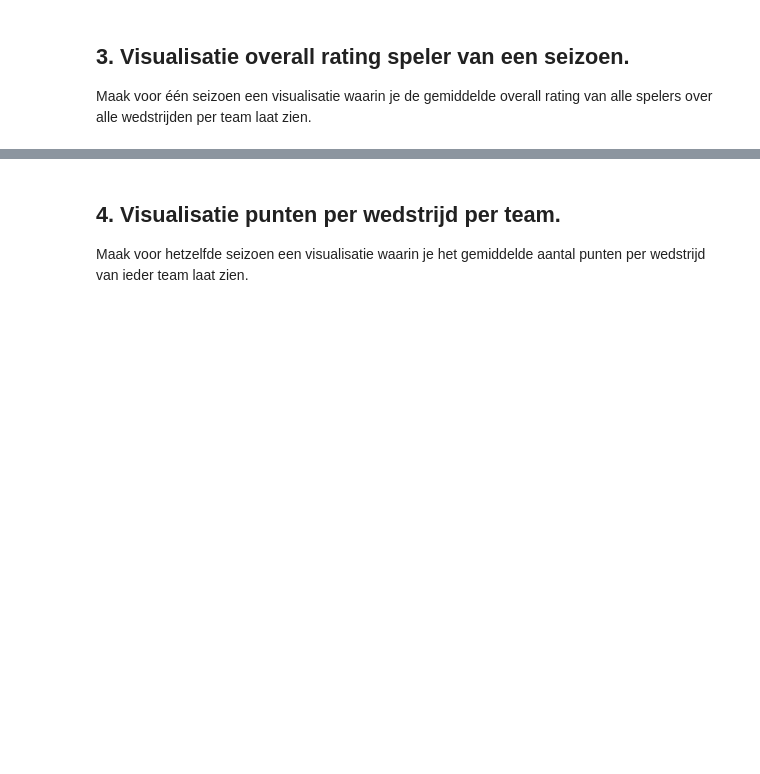
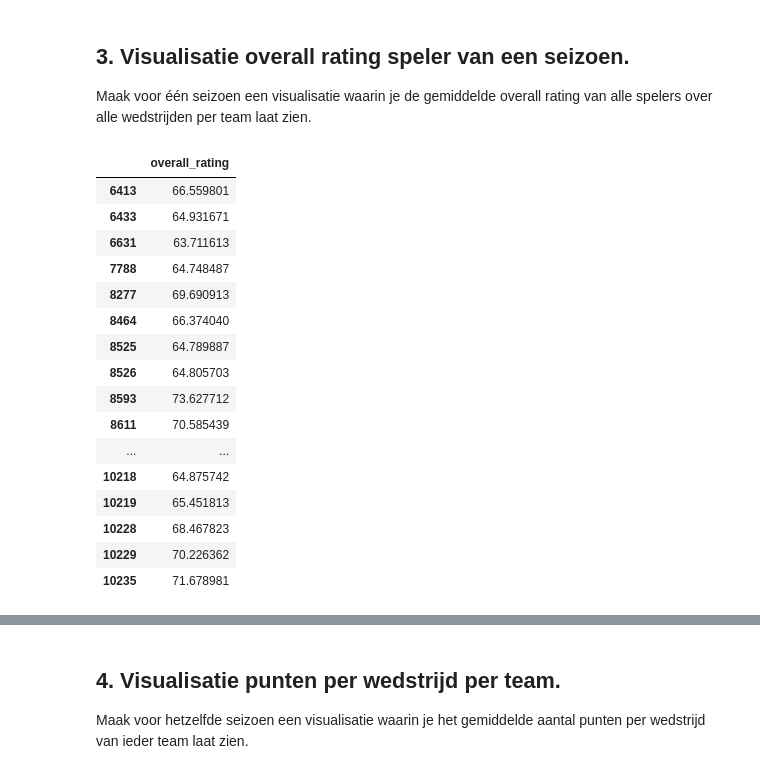
Before and after one commit to BartJeninga/2BDatalab, a Jupyter notebook: DataLab II Main v3.3.ipynb, the cells around one changed output, grey strips where cells are left out. Cells and saved outputs as stored; diff of their text form; code cells hidden in the pictures; blank space fills up the shorter version.

```diff
--- a/DataLab II Main v3.3.ipynb
+++ b/DataLab II Main v3.3.ipynb
@@ -767,0 +711,20 @@ display(df_match_fixed_with_ratings)
+# %%
+##made some code that actually worked if we ignore the fact we need to do it for each date. (cuz f that)
+#nu on gemiddelde van df_p_pa_avg
+
+#list of column names
+home_players = ['home_player_' + str(x) for x in range(1,12)]
+away_players = ['away_player_' + str(x) for x in range(1,12)]
+players = home_players + away_players
+
+#definition to get the wanted rating for the given player (using df_p_pa_avg voor gemiddelde)
+
+def get_player_rating(player, rating):
+    player_rating = df_p_pa_avg.loc[df_p_pa_avg['player_api_id'] == player, f'{rating}']
+    return player_rating.values[0] if not player_rating.empty else np.nan
+#(.values[0] is to pick the first value in the list that comes out.. otherwise u get all ratings for each date from the player.. could maybe do something with that? idk)
+
+#small test:
+display(round(get_player_rating(109060.0, 'overall_rating'), 2))
+
+#u can use round in the function to round it off. but this is gemiddelde.
@@ -768,3 +765,53 @@ display(df_match_fixed_with_ratings)
 # %% [markdown]
 ## 3. Visualisatie overall rating speler van een seizoen.  <a name="visueeloverallseizoen"></a>
 Maak voor één seizoen een visualisatie waarin je de gemiddelde overall rating van alle spelers over alle wedstrijden per team laat zien.
+# %%
+#proper table
+def team_rating(rating):
+
+    #column lists for home and away teams
+    home = [f'{rating}_home_player_' + str(x) for x in range(1,12)]
+    away = [f'{rating}_away_player_' + str(x) for x in range(1,12)]
+
+    #Average of eacht team per match
+    rating_home_team = df_match_fixed_with_ratings[home].mean(axis=1)
+    rating_away_team = df_match_fixed_with_ratings[away].mean(axis=1)
+
+    #adding the average to the df
+    df_match_fixed_with_ratings['rating_home_team'] = rating_home_team
+    df_match_fixed_with_ratings['rating_away_team'] = rating_away_team
+
+    #columns of home and away
+    df_home_team = df_match_fixed_with_ratings[['home_team_api_id', 'rating_home_team']]
+    df_away_team = df_match_fixed_with_ratings[['away_team_api_id', 'rating_away_team']]
+
+    #grouping them for each team.
+    df_home_team = df_home_team.groupby('home_team_api_id').mean()
+    df_away_team = df_away_team.groupby('away_team_api_id').mean()
+
+    #making df for rating for each team
+    df_rating_teams = pd.concat([df_home_team, df_away_team], axis = 1).mean(axis=1)
+    df_rating_teams = pd.DataFrame(df_rating_teams)
+    df_rating_teams.columns = [f'{rating}']
+
+    return df_rating_teams
+
+team_rating('overall_rating')
+# %% [output]
+|  | overall_rating |
+| 6413 | 66.559801 |
+| 6433 | 64.931671 |
+| 6631 | 63.711613 |
+| 7788 | 64.748487 |
+| 8277 | 69.690913 |
+| 8464 | 66.374040 |
+| 8525 | 64.789887 |
+| 8526 | 64.805703 |
+| 8593 | 73.627712 |
+| 8611 | 70.585439 |
+| ... | ... |
+| 10218 | 64.875742 |
+| 10219 | 65.451813 |
+| 10228 | 68.467823 |
+| 10229 | 70.226362 |
+| 10235 | 71.678981 |
```
Also changed, not shown: parts of 10 cells of this notebook.
